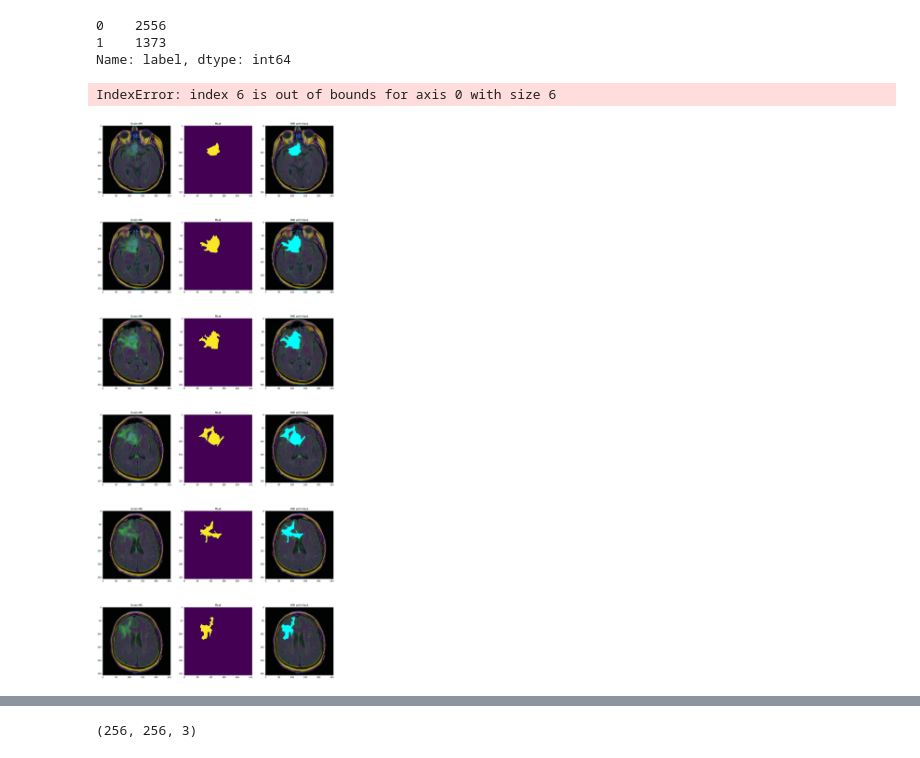
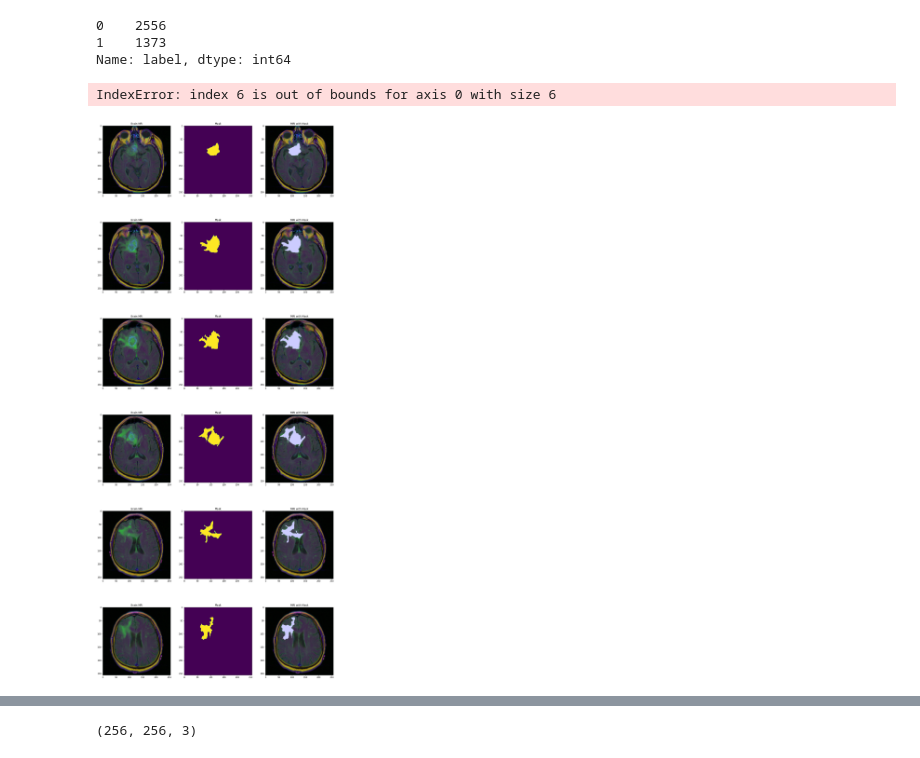
Before and after one commit to lraganit-star/CapstoneTwo, a Jupyter notebook: brain_tumor.ipynb, the cells around one changed output, grey strips where cells are left out. Saved outputs shown, nothing was run; the diff lists cells and outputs as text; code cells hidden in the pictures.

```diff
--- a/brain_tumor.ipynb
+++ b/brain_tumor.ipynb
@@ -104,24 +104,24 @@ Name: label, dtype: int64
 # %%
 count = 0
 fig, axs = plt.subplots(6, 3, figsize = (20,50))
 for i in range(len(brain_df)):
     if brain_df['label'][i] ==1:
         img = io.imread(brain_df.image_path[i])
         axs[count][0].title.set_text('Brain MRI')
         axs[count][0].imshow(img)
 
         mask = io.imread(brain_df.mask_path[i])
         axs[count][1].title.set_text('Mask')
         axs[count][1].imshow(mask)#, cmap = 'gray')
 
 
-        img[mask==255] = (0, 255, 255)
+        img[mask==255] = (204, 204, 255)
         axs[count][2].title.set_text('MRI with Mask')
         axs[count][2].imshow(img)
 
         count+=1
 fig.savefig('Brain_mri.png')
 fig.tight_layout()
 # %% [output]
 IndexError: index 6 is out of bounds for axis 0 with size 6
-[figure, old version]
+[figure, new version]
```
Also changed, not shown: parts of 1 cell of this notebook, 5 other files.
